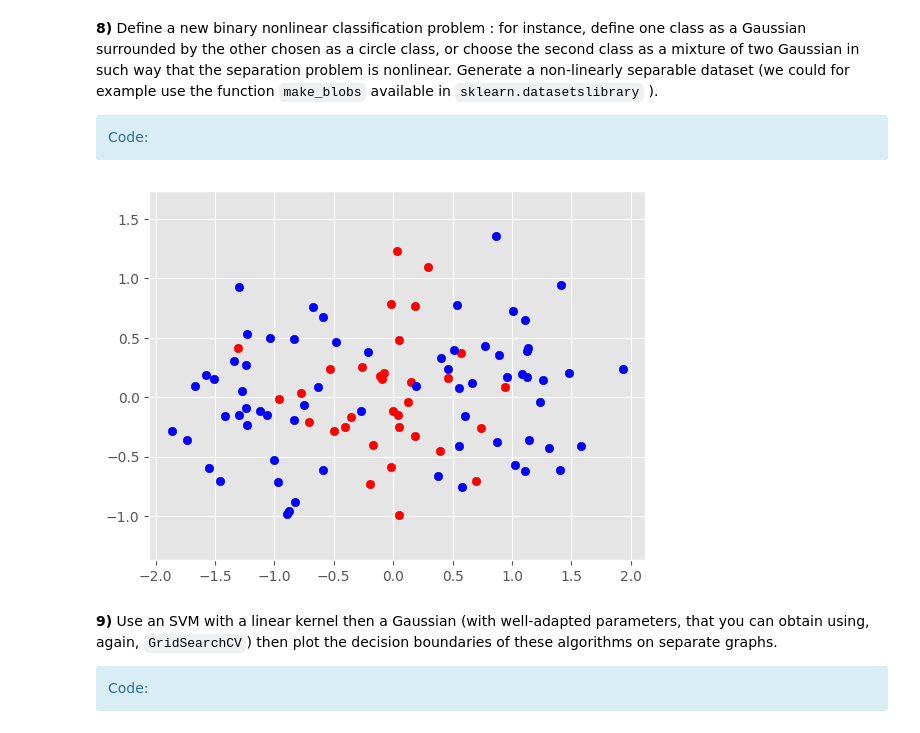
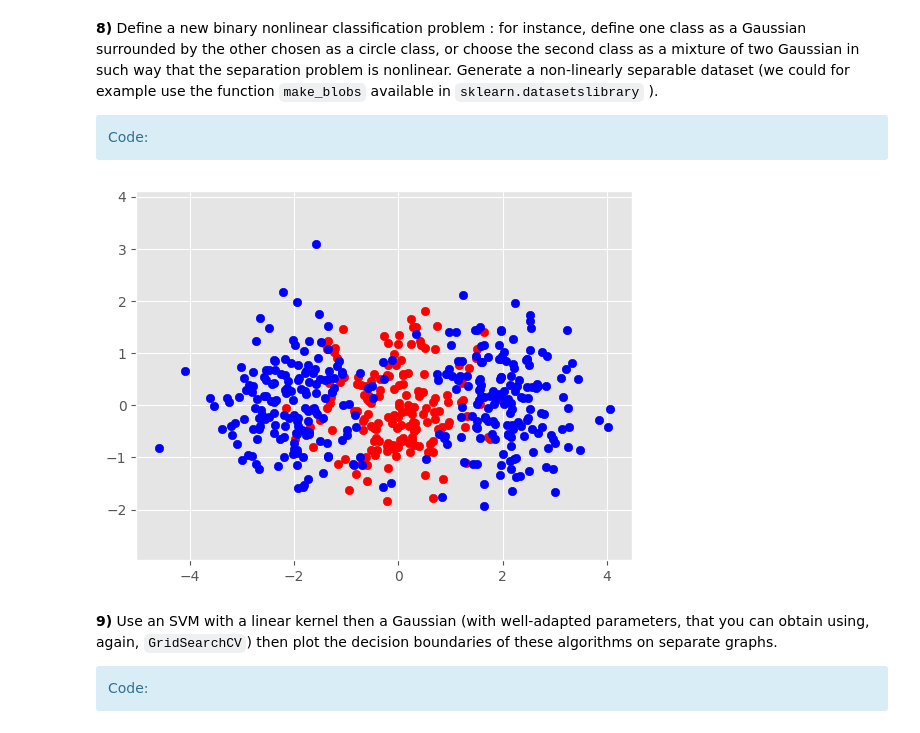
Before and after one commit to kjle/TelecomParis_Promo2025, a Jupyter notebook: SD-TSIA210/TP1 SVM/TP_SVM_students.ipynb, the cells around one changed output. Drawn from its saved outputs; the diff is of its cells as text; code cells hidden in the pictures.

````diff
--- a/SD-TSIA210/TP1 SVM/TP_SVM_students.ipynb
+++ b/SD-TSIA210/TP1 SVM/TP_SVM_students.ipynb
@@ -311,19 +311,19 @@ Gamma: 100, Train/Test scores: 1.0/0.6
 # %%
 # Use make blobs with three centers which are aligned, for example
 # Class 0 - Class 1 - Class 0
 
-centers = np.array([[-1, 0], [0, 0], [1, 0]])
-X, y = make_blobs(n_samples=100, centers=centers, cluster_std=0.5, random_state=42)
+centers = np.array([[-2, 0], [0, 0], [2, 0]])
+X, y = make_blobs(n_samples=500, centers=centers, cluster_std=0.8, random_state=42)
 y[y == 2] = 0
 # Plot the data
 pos = np.where(y == 1)[0]
 neg = np.where(y == 0)[0]
 plt.scatter(X[pos,0], X[pos,1], c='r')
 plt.scatter(X[neg,0], X[neg,1], c='b')
 plt.axis('equal')
 plt.show()
 # %% [output]
-[figure, old version]
+[figure, new version]
 # %% [markdown]
 **9)** Use an SVM with a linear kernel then a Gaussian (with well-adapted parameters, that you can obtain using, again, ```GridSearchCV```) then plot the decision boundaries of these algorithms on separate graphs.
 
````
Also changed, not shown: parts of 24 cells of this notebook, 4 other files.
